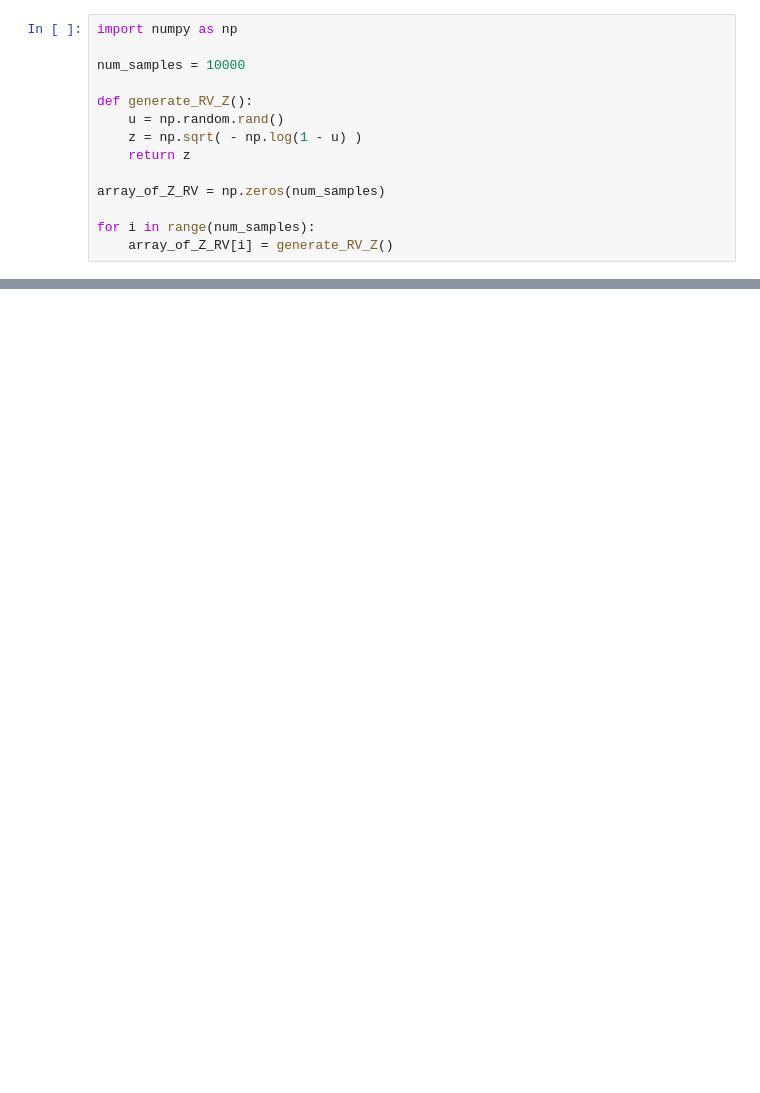
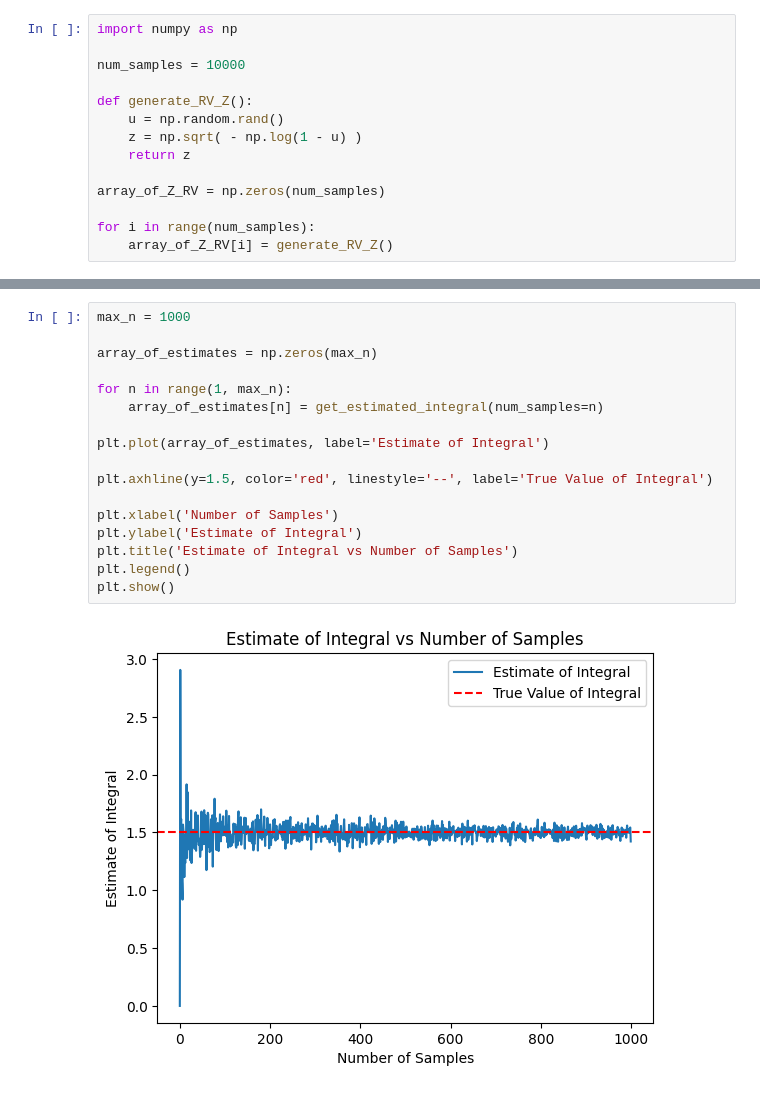
Before and after one commit to Shaan106/Duke_Courses, a Jupyter notebook: MATH 231/Quiz 1/quiz1.ipynb, the cells around one changed output, grey strips where cells are left out. Drawn from its saved outputs; the diff is of its cells as text; blank space fills up the shorter version.

```diff
--- a/MATH 231/Quiz 1/quiz1.ipynb
+++ b/MATH 231/Quiz 1/quiz1.ipynb
@@ -106,0 +186,19 @@ for i in range(len(num_samples_array)):
+# %%
+max_n = 1000
+
+array_of_estimates = np.zeros(max_n)
+
+for n in range(1, max_n):
+    array_of_estimates[n] = get_estimated_integral(num_samples=n)
+
+plt.plot(array_of_estimates, label='Estimate of Integral')
+
+plt.axhline(y=1.5, color='red', linestyle='--', label='True Value of Integral')
+
+plt.xlabel('Number of Samples')
+plt.ylabel('Estimate of Integral')
+plt.title('Estimate of Integral vs Number of Samples')
+plt.legend()
+plt.show()
+# %% [output]
+[figure, added]
```
Also changed, not shown: parts of 23 cells of this notebook, 21 other files.
